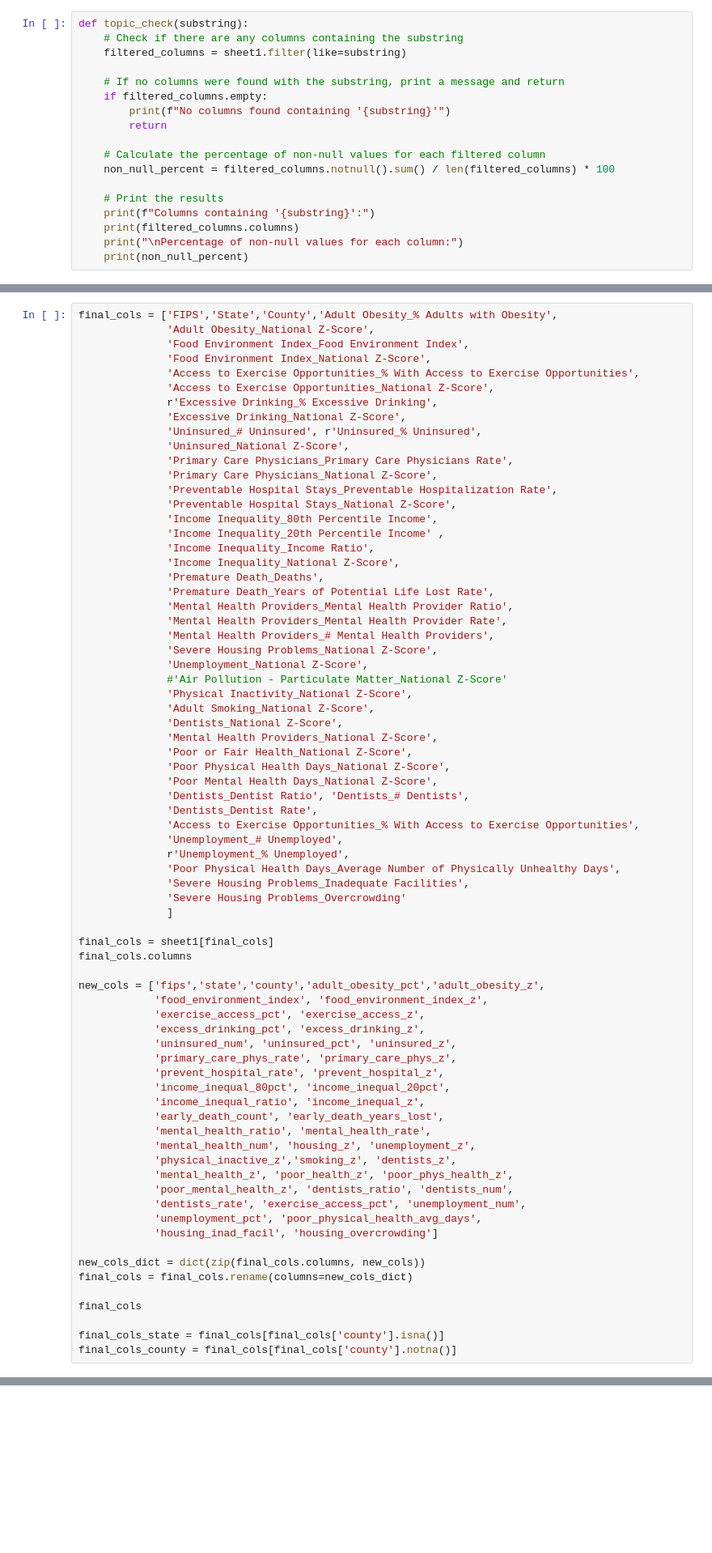
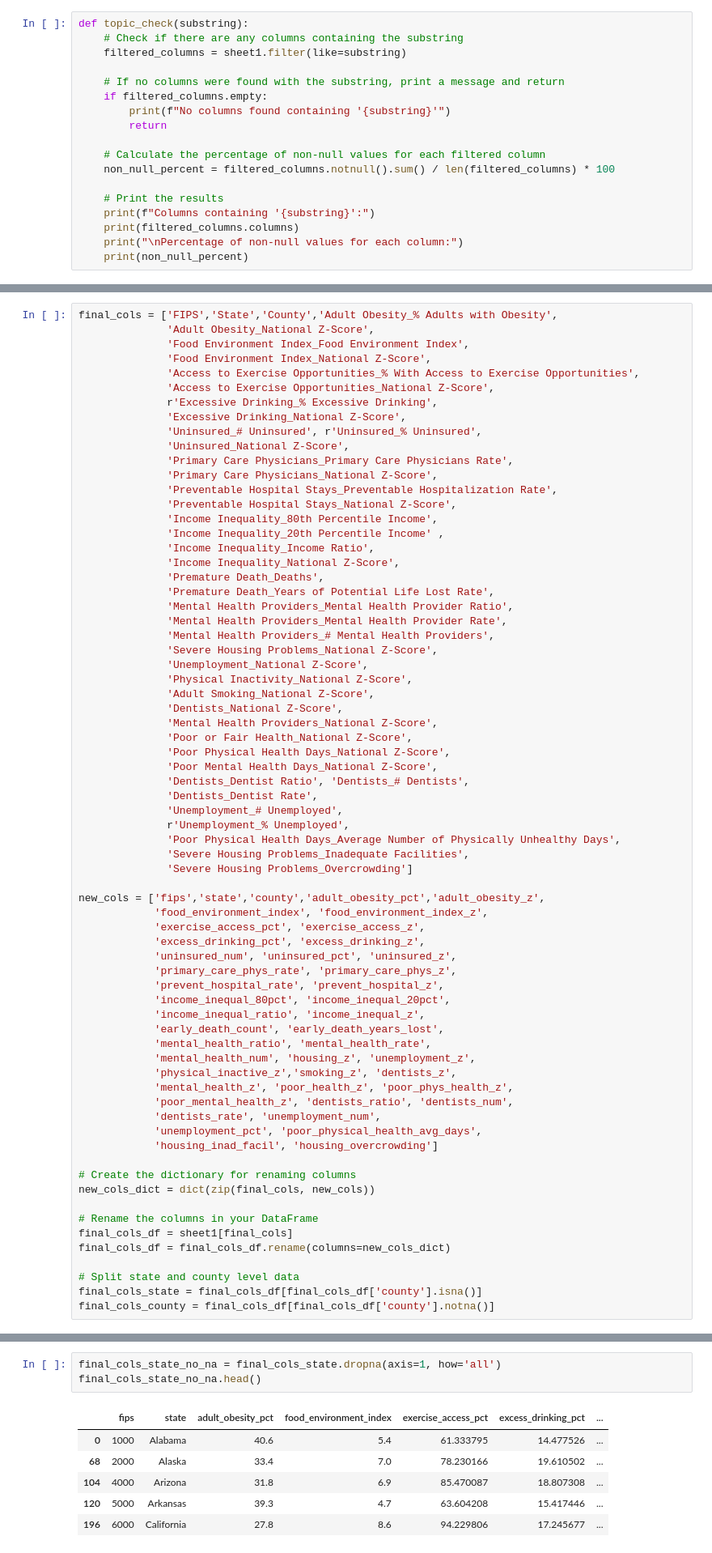
Before and after one commit to the-eva-a/group-1-project-1, a Jupyter notebook: Preliminary Data Cleaning.ipynb, the cells around one changed output, grey strips where cells are left out. Shown at 81% size. Saved outputs shown, nothing was run; the diff lists cells and outputs as text; blank space fills up the shorter version.

```diff
--- a/Preliminary Data Cleaning.ipynb
+++ b/Preliminary Data Cleaning.ipynb
@@ -377,7 +257,6 @@ final_cols = ['FIPS','State','County','Adult Obesity_% Adults with Obesity',
               'Mental Health Providers_# Mental Health Providers',
               'Severe Housing Problems_National Z-Score',
               'Unemployment_National Z-Score',
-              #'Air Pollution - Particulate Matter_National Z-Score'
               'Physical Inactivity_National Z-Score',
               'Adult Smoking_National Z-Score',
               'Dentists_National Z-Score',
@@ -387,16 +266,11 @@ final_cols = ['FIPS','State','County','Adult Obesity_% Adults with Obesity',
               'Poor Mental Health Days_National Z-Score',
               'Dentists_Dentist Ratio', 'Dentists_# Dentists',
               'Dentists_Dentist Rate',
-              'Access to Exercise Opportunities_% With Access to Exercise Opportunities',
               'Unemployment_# Unemployed',
               r'Unemployment_% Unemployed',
               'Poor Physical Health Days_Average Number of Physically Unhealthy Days',
               'Severe Housing Problems_Inadequate Facilities',
-              'Severe Housing Problems_Overcrowding'
-              ]
-
-final_cols = sheet1[final_cols]
-final_cols.columns
+              'Severe Housing Problems_Overcrowding']
 
 new_cols = ['fips','state','county','adult_obesity_pct','adult_obesity_z',
             'food_environment_index', 'food_environment_index_z',
@@ -413,16 +287,19 @@ new_cols = ['fips','state','county','adult_obesity_pct','adult_obesity_z',
             'physical_inactive_z','smoking_z', 'dentists_z',
             'mental_health_z', 'poor_health_z', 'poor_phys_health_z',
             'poor_mental_health_z', 'dentists_ratio', 'dentists_num',
-            'dentists_rate', 'exercise_access_pct', 'unemployment_num',
+            'dentists_rate', 'unemployment_num',
             'unemployment_pct', 'poor_physical_health_avg_days',
             'housing_inad_facil', 'housing_overcrowding']
 
-new_cols_dict = dict(zip(final_cols.columns, new_cols))
-final_cols = final_cols.rename(columns=new_cols_dict)
+# Create the dictionary for renaming columns
+new_cols_dict = dict(zip(final_cols, new_cols))
 
-final_cols
+# Rename the columns in your DataFrame
+final_cols_df = sheet1[final_cols]
+final_cols_df = final_cols_df.rename(columns=new_cols_dict)
 
-final_cols_state = final_cols[final_cols['county'].isna()]
-final_cols_county = final_cols[final_cols['county'].notna()]
+# Split state and county level data
+final_cols_state = final_cols_df[final_cols_df['county'].isna()]
+final_cols_county = final_cols_df[final_cols_df['county'].notna()]
 # %% [markdown]
 ## More Data Cleaning
@@ -429,0 +327,10 @@ What methods am I forgetting/missing?
+# %%
+final_cols_state_no_na = final_cols_state.dropna(axis=1, how='all')
+final_cols_state_no_na.head()
+# %% [output]
+|  | fips | state | adult_obesity_pct | food_environment_index | exercise_access_pct | excess_drinking_pct | ... |
+| 0 | 1000 | Alabama | 40.6 | 5.4 | 61.333795 | 14.477526 | ... |
+| 68 | 2000 | Alaska | 33.4 | 7.0 | 78.230166 | 19.610502 | ... |
+| 104 | 4000 | Arizona | 31.8 | 6.9 | 85.470087 | 18.807308 | ... |
+| 120 | 5000 | Arkansas | 39.3 | 4.7 | 63.604208 | 15.417446 | ... |
+| 196 | 6000 | California | 27.8 | 8.6 | 94.229806 | 17.245677 | ... |
```
Also changed, not shown: parts of 26 cells of this notebook, 2 other files.
